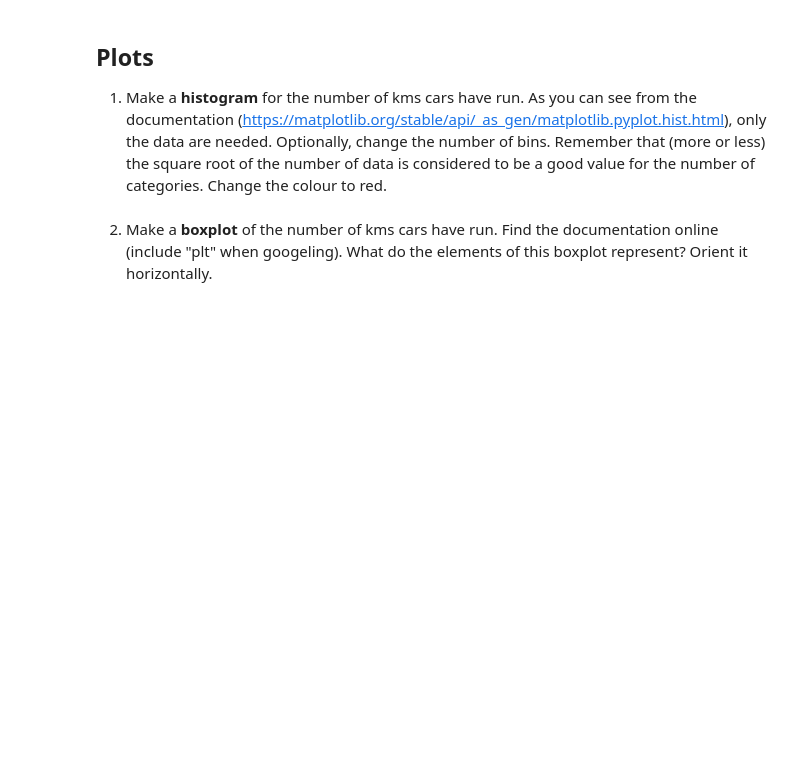
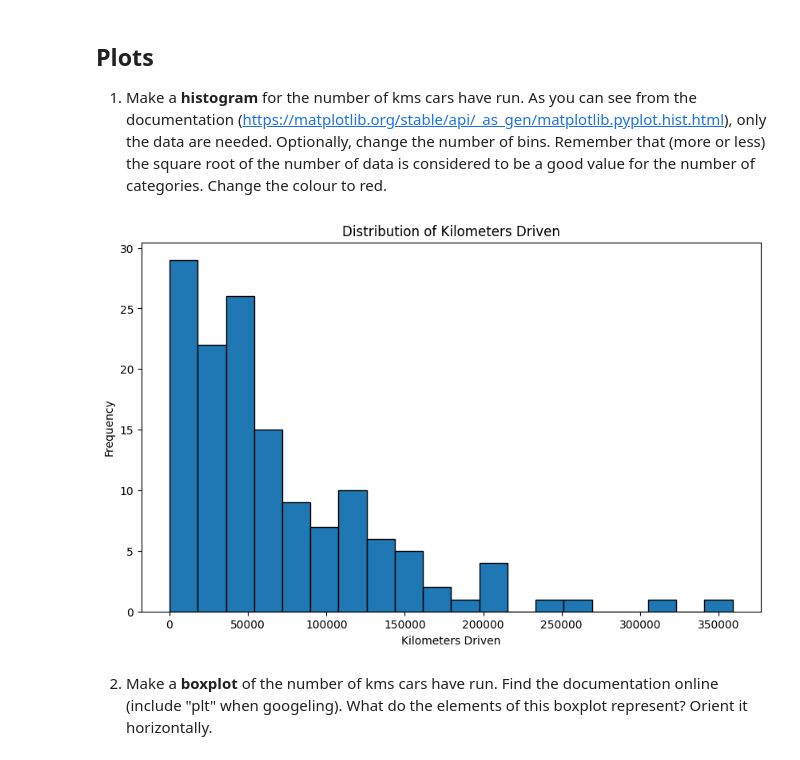
Before and after one commit to KUL-Industriele-ingenieurs/statistical-data-management, a Jupyter notebook: statistical-data-management/Session02.ipynb, the cells around one changed output. Cells and saved outputs as stored; diff of their text form; code cells hidden in the pictures; blank space fills up the shorter version.

```diff
--- a/statistical-data-management/Session02.ipynb
+++ b/statistical-data-management/Session02.ipynb
@@ -34,3 +86,15 @@ plt.close()
+# %%
+
+plt.figure(figsize=(10, 6))
+plt.hist(df_a["kms"], bins=20, edgecolor='black')
+plt.title('Distribution of Kilometers Driven')
+plt.xlabel('Kilometers Driven')
+plt.ylabel('Frequency')
+
+plt.show()
+plt.close()
+# %% [output]
+[figure, added]
 # %% [markdown]
 2. Make a **boxplot** of the number of kms cars have run. Find the documentation online (include "plt" when googeling). What do the elements of this boxplot represent? Orient it horizontally.
 # %% [markdown]
```
Also changed, not shown: parts of 2 cells of this notebook, 1 other file.
